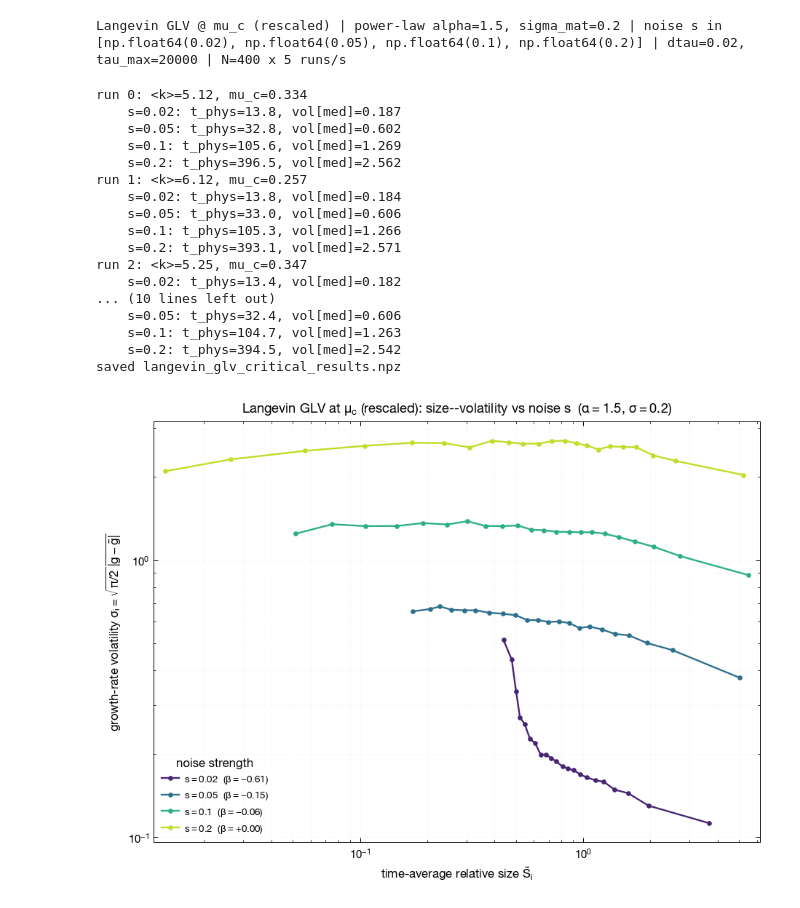
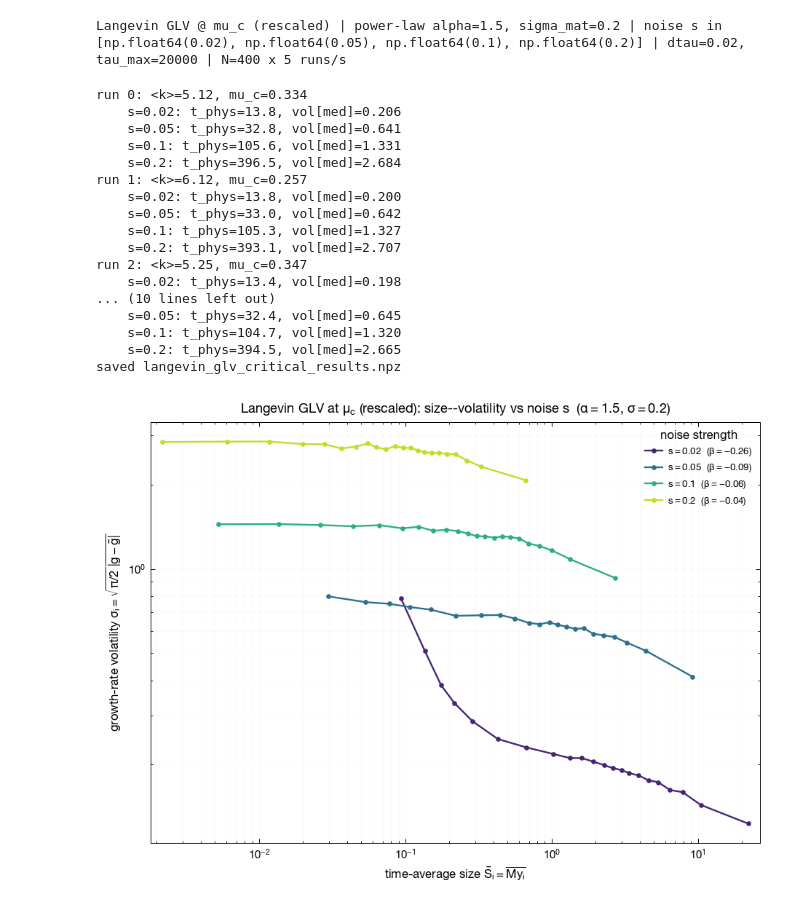
Before and after one commit to NotLudovico/glv-for-economics, a Jupyter notebook: notebooks/langevin_glv_critical_msb.ipynb, the cells around one changed output. Cells and saved outputs as stored; diff of their text form; code cells hidden in the pictures.

```diff
--- a/notebooks/langevin_glv_critical_msb.ipynb
+++ b/notebooks/langevin_glv_critical_msb.ipynb
@@ -96,7 +96,9 @@ def locate_mu_c(A, C, B, mus):
     return float(mus[i] - cs[i] * (mus[i + 1] - mus[i]) / (cs[i + 1] - cs[i]))
 # %%
 # Rescaled Langevin GLV, Euler-Maruyama in tau. State: shape y (simplex), scale M, physical time t.
-# Multiplicative noise per unit tau on ln y, projected onto the simplex. Returns physical-time samples.
+# Multiplicative noise per unit tau on ln y, projected onto the simplex. MSB uses the ABSOLUTE size
+# S_i = M*y_i (= x_i): we record log S = ln M + ln y at each physical-time sample (never forms the
+# huge number itself, so it stays finite even as M grows at mu_c).
 def integrate_rescaled(W, s, seed):
     rng = np.random.default_rng(seed)
     y = np.full(N, 1.0 / N, dtype=np.float64)
@@ -104,7 +106,7 @@ def integrate_rescaled(W, s, seed):
     nstep = int(tau_max / dtau)
     sdt = s * np.sqrt(dtau)
     rec_every = max(nstep // n_rec, 1)
-    ts, Ys = [], []
+    ts, LS = [], []
     for n in range(nstep):
         F = W @ y
         phi = float(y @ F); sq = float(y @ y)
@@ -116,25 +118,24 @@ def integrate_rescaled(W, s, seed):
             break
         t_phys = t_phys + dtau / M
         if n % rec_every == 0:
-            ts.append(t_phys); Ys.append(y.copy())
-    ts = np.array(ts); Y = np.array(Ys, dtype=np.float64).T          # (N, T) in physical time
-    assert np.isfinite(Y).all() and np.allclose(Y.sum(axis=0), 1.0, rtol=1e-6)
-    return ts, Y
+            ts.append(t_phys); LS.append(np.log(M) + np.log(y))      # ln S_i = ln(M y_i)
+    ts = np.array(ts); logS = np.array(LS, dtype=np.float64).T        # (N, T) in physical time
+    assert np.isfinite(logS).all()
+    return ts, logS
 # %%
-# MSB observables: resample the shape on a uniform yearly physical-time grid, growth g = Delta ln S.
-def observables(ts, Y):
+# MSB observables from the absolute size S=M*y: resample ln S on a uniform yearly physical-time grid,
+# growth g = Delta ln S, volatility sigma_i = sqrt(pi/2) mean|g - gbar|; size = time-average S_i.
+def observables(ts, logS):
     if ts.size < 5 or ts[-1] <= ts[0]:
         return None
     dt = (ts[-1] - ts[0]) / n_years
     tyr = np.arange(ts[0], ts[-1], dt)
-    Yr = np.array([np.interp(tyr, ts, Y[k]) for k in range(N)])
-    tot = Yr.sum(axis=0, keepdims=True)
-    S = N * Yr / np.where(tot > 0, tot, np.nan)
-    log_S = np.log(np.maximum(S, 1e-15))
-    g = np.diff(log_S, axis=1)
+    LSr = np.array([np.interp(tyr, ts, logS[k]) for k in range(N)])
+    g = np.diff(LSr, axis=1)
     g_bar = g.mean(axis=1, keepdims=True)
     vol = np.sqrt(np.pi / 2.0) * np.mean(np.abs(g - g_bar), axis=1)
-    return S.mean(axis=1), vol, g.ravel(), float(ts[-1])
+    avg = np.exp(LSr).mean(axis=1)                                    # time-average absolute size
+    return avg, vol, g.ravel(), float(ts[-1])
 
 if os.path.exists(RES):
     d = np.load(RES, allow_pickle=True)
@@ -151,14 +152,14 @@ else:
         W = build_W(A, C, mc, SIGMA_MAT, B)          # sit exactly at the located mu_c
         print(f"run {r}: <k>={C:.2f}, mu_c={mc:.3f}")
         for s in S_GRID:
-            ts, Y = integrate_rescaled(W, float(s), seed + 1)
-            res = observables(ts, Y)
+            ts, logS = integrate_rescaled(W, float(s), seed + 1)
+            res = observables(ts, logS)
             if res is None:
                 by_s[float(s)]["dropped"] += 1
                 print(f"    s={s:g}: dropped (no physical-time window)"); continue
-            a, v, g, tend = res
+            a, v, gg, tend = res
             dd = by_s[float(s)]
-            dd["avg"].append(a); dd["vol"].append(v); dd["g"].append(g)
+            dd["avg"].append(a); dd["vol"].append(v); dd["g"].append(gg)
             dd["mu_c"].append(mc); dd["tphys"].append(tend)
             print(f"    s={s:g}: t_phys={tend:.1f}, vol[med]={np.median(v):.3f}")
     for s in by_s:
@@ -168,21 +169,21 @@ else:
     print(f"saved {RES}")
 # %% [output]
 run 0: <k>=5.12, mu_c=0.334
-    s=0.02: t_phys=13.8, vol[med]=0.187
-    s=0.05: t_phys=32.8, vol[med]=0.602
-    s=0.1: t_phys=105.6, vol[med]=1.269
-    s=0.2: t_phys=396.5, vol[med]=2.562
+    s=0.02: t_phys=13.8, vol[med]=0.206
+    s=0.05: t_phys=32.8, vol[med]=0.641
+    s=0.1: t_phys=105.6, vol[med]=1.331
+    s=0.2: t_phys=396.5, vol[med]=2.684
 run 1: <k>=6.12, mu_c=0.257
-    s=0.02: t_phys=13.8, vol[med]=0.184
-    s=0.05: t_phys=33.0, vol[med]=0.606
-    s=0.1: t_phys=105.3, vol[med]=1.266
-    s=0.2: t_phys=393.1, vol[med]=2.571
+    s=0.02: t_phys=13.8, vol[med]=0.200
+    s=0.05: t_phys=33.0, vol[med]=0.642
+    s=0.1: t_phys=105.3, vol[med]=1.327
+    s=0.2: t_phys=393.1, vol[med]=2.707
 run 2: <k>=5.25, mu_c=0.347
-    s=0.02: t_phys=13.4, vol[med]=0.182
+    s=0.02: t_phys=13.4, vol[med]=0.198
 ... (10 lines left out)
-    s=0.05: t_phys=32.4, vol[med]=0.606
-    s=0.1: t_phys=104.7, vol[med]=1.263
-    s=0.2: t_phys=394.5, vol[med]=2.542
+    s=0.05: t_phys=32.4, vol[med]=0.645
+    s=0.1: t_phys=104.7, vol[med]=1.320
+    s=0.2: t_phys=394.5, vol[med]=2.665
 saved langevin_glv_critical_results.npz
 # %%
 def vbin(x, y, nb=22):
@@ -196,28 +197,28 @@ def beta_fit(x, y):
 # %%
 # Plot 1: size-volatility relation at mu_c, one V-curve per noise strength s.
 fig, ax = plt.subplots(figsize=(7.8, 5.8))
 cmap = plt.cm.viridis(np.linspace(0.1, 0.9, len(S_GRID)))
 for s, col in zip(sorted(by_s), cmap):
     b = by_s[s]
     if b["avg"].size == 0:
         continue
     live = (b["avg"] > FLOOR) & (b["vol"] > 0) & np.isfinite(b["vol"])
     if live.sum() < 50:
         continue
     bx, by = vbin(b["avg"][live], b["vol"][live])
     beta = beta_fit(b["avg"][live], b["vol"][live])
     ax.loglog(bx, by, "o-", ms=4, color=col, label=rf"$s={s:g}$  ($\beta={beta:+.2f}$)")
-ax.set(xlabel=r"time-average relative size $\bar S_i$",
+ax.set(xlabel=r"time-average size $\bar S_i=\overline{M y_i}$",
        ylabel=r"growth-rate volatility $\sigma_i=\sqrt{\pi/2}\,\overline{|g-\bar g|}$",
        title=rf"Langevin GLV at $\mu_c$ (rescaled): size--volatility vs noise $s$  "
              rf"($\alpha={ALPHA}$, $\sigma={SIGMA_MAT}$)")
 ax.grid(True, which="both", alpha=0.15)
 ax.legend(fontsize=8, title="noise strength")
 plt.tight_layout()
 plt.savefig("langevin_glv_critical_volatility_size.png", dpi=120)
 plt.show()
 # %% [output]
-[figure, old version]
+[figure, new version]
 # %%
 # Plot 2: pooled growth-rate distribution at a representative s.
 s_show = 0.05 if 0.05 in by_s else sorted(by_s)[0]
```
Also changed, not shown: parts of 3 cells of this notebook, 2 other files.
